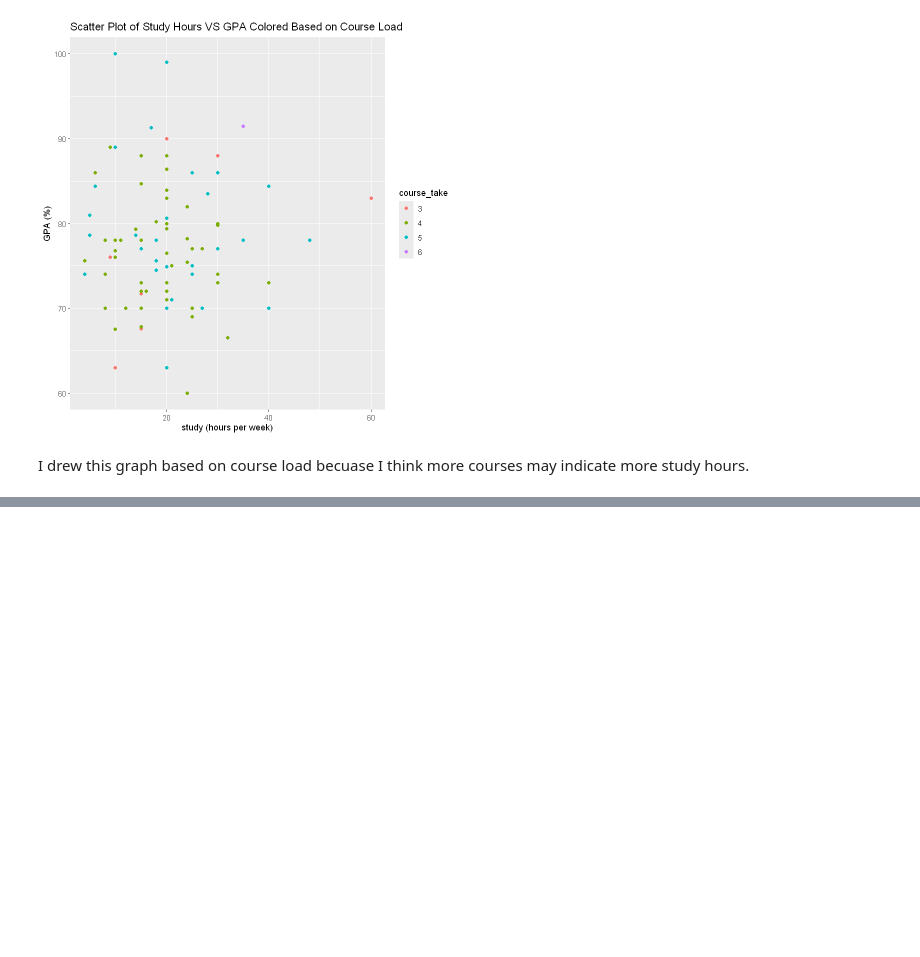
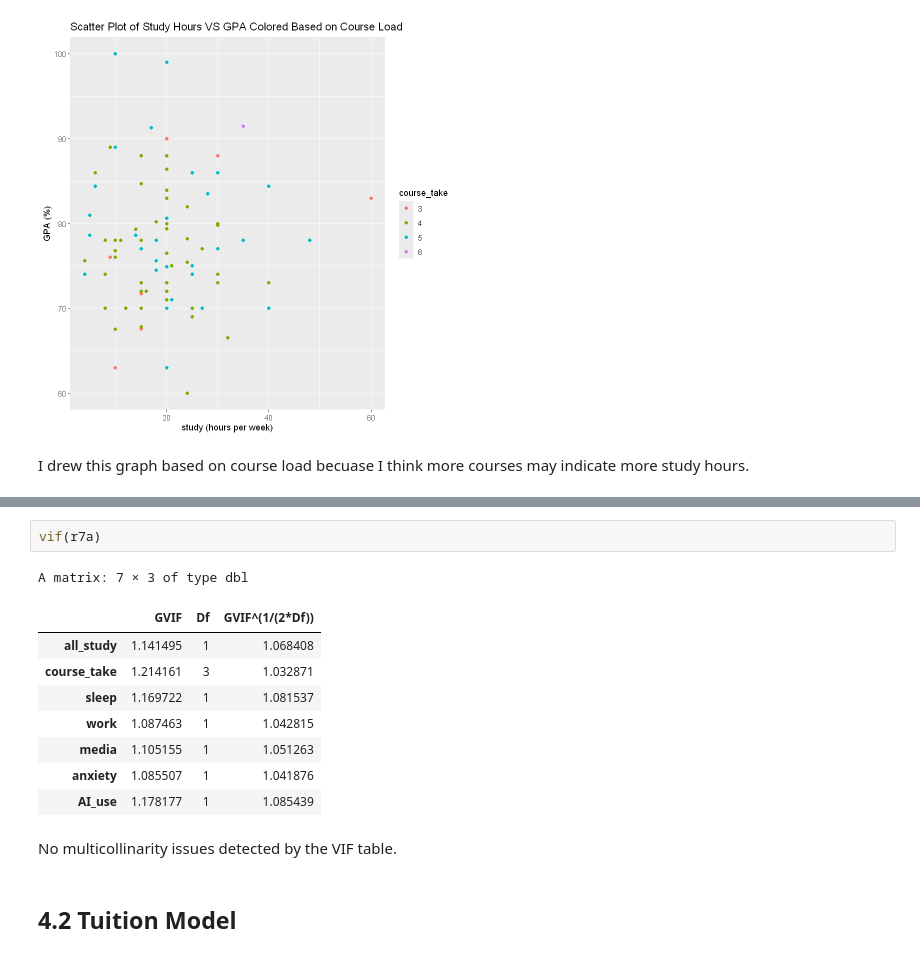
Before and after one commit to Speculatorrr/ECON326-Tuition-on-GPA-Regression, a Jupyter notebook: project.ipynb, the cells around one changed output, grey strips where cells are left out. Saved outputs shown, nothing was run; the diff lists cells and outputs as text; blank space fills up the shorter version.

```diff
--- a/project.ipynb
+++ b/project.ipynb
@@ -237,3 +223,19 @@ Note:                                                  *p<0.1; **p<0.05; ***p<0.
+# %%
+vif(r7a)
+# %% [output]
+A matrix: 7 × 3 of type dbl
+|  | GVIF | Df | GVIF^(1/(2*Df)) |
+| all_study | 1.141495 | 1 | 1.068408 |
+| course_take | 1.214161 | 3 | 1.032871 |
+| sleep | 1.169722 | 1 | 1.081537 |
+| work | 1.087463 | 1 | 1.042815 |
+| media | 1.105155 | 1 | 1.051263 |
+| anxiety | 1.085507 | 1 | 1.041876 |
+| AI_use | 1.178177 | 1 | 1.085439 |
+# %% [markdown]
+No multicollinarity issues detected by the VIF table.
+# %% [markdown]
+## 4.2 Tuition Model
 # %%
 r1b <- lm(GPA_percent ~ tuition, data = df)
 r2b <- lm(GPA_percent ~ tuition + aid_coverage, data = df)
```
Also changed, not shown: parts of 10 cells of this notebook.
